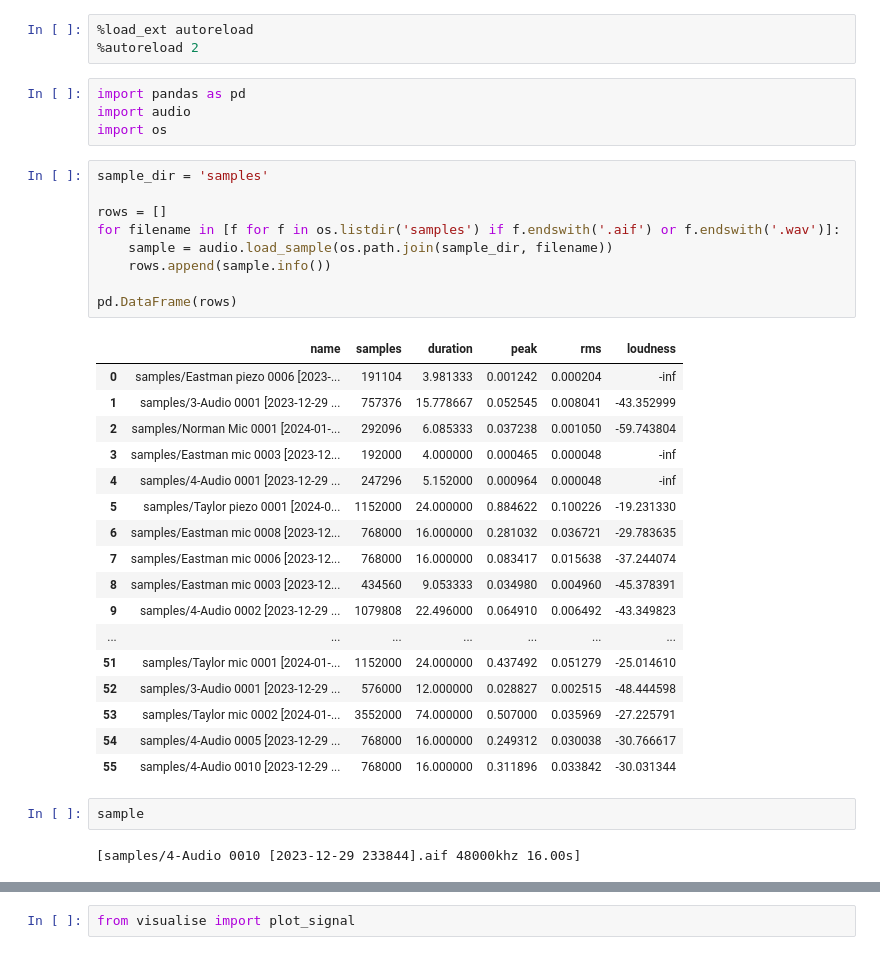
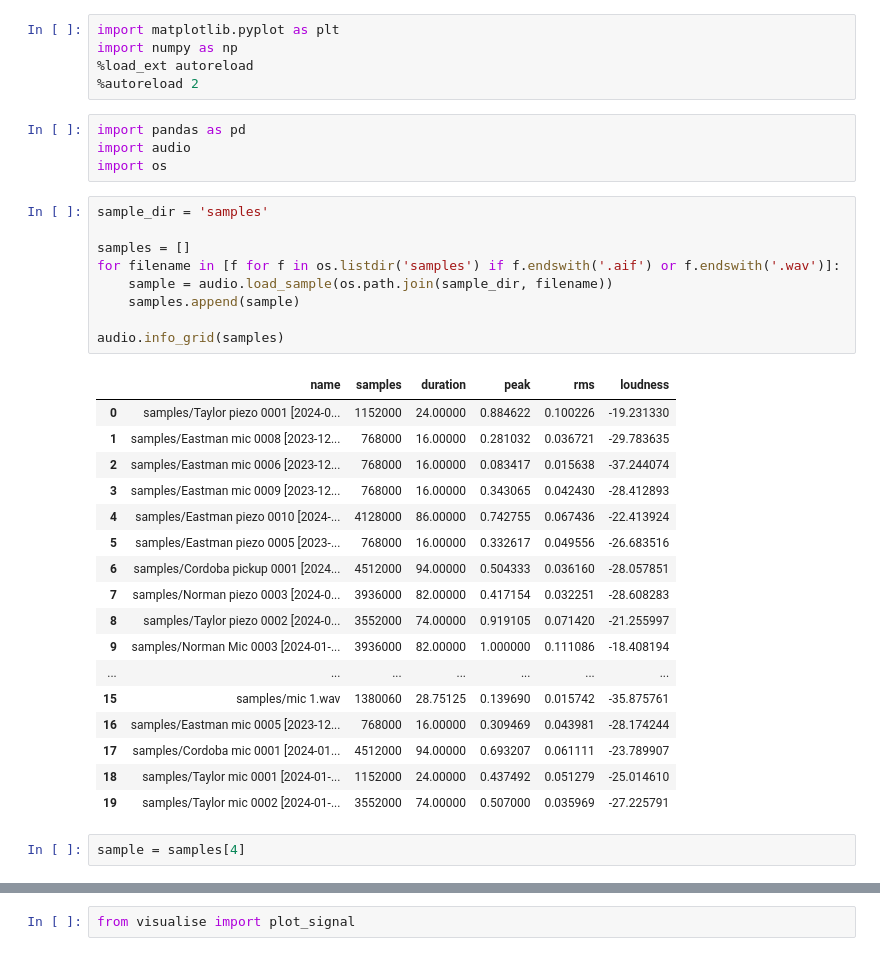
Before and after one commit to andrewwilson/impulseResponses, a Jupyter notebook: Analysis.ipynb, the cells around one changed output, grey strips where cells are left out. Drawn from its saved outputs; the diff is of its cells as text.

```diff
--- a/Analysis.ipynb
+++ b/Analysis.ipynb
@@ -1,4 +1,6 @@
 # %%
+import matplotlib.pyplot as plt
+import numpy as np
 %load_ext autoreload
 %autoreload 2
 # %%
@@ -8,34 +10,32 @@ import os
 # %%
 sample_dir = 'samples'
 
-rows = []
+samples = []
 for filename in [f for f in os.listdir('samples') if f.endswith('.aif') or f.endswith('.wav')]:
     sample = audio.load_sample(os.path.join(sample_dir, filename))
-    rows.append(sample.info())
+    samples.append(sample)
 
-pd.DataFrame(rows)
+audio.info_grid(samples)
 # %% [output]
 |  | name | samples | duration | peak | rms | loudness |
-| 0 | samples/Eastman piezo 0006 [2023-... | 191104 | 3.981333 | 0.001242 | 0.000204 | -inf |
-| 1 | samples/3-Audio 0001 [2023-12-29 ... | 757376 | 15.778667 | 0.052545 | 0.008041 | -43.352999 |
-| 2 | samples/Norman Mic 0001 [2024-01-... | 292096 | 6.085333 | 0.037238 | 0.001050 | -59.743804 |
-| 3 | samples/Eastman mic 0003 [2023-12... | 192000 | 4.000000 | 0.000465 | 0.000048 | -inf |
-| 4 | samples/4-Audio 0001 [2023-12-29 ... | 247296 | 5.152000 | 0.000964 | 0.000048 | -inf |
-| 5 | samples/Taylor piezo 0001 [2024-0... | 1152000 | 24.000000 | 0.884622 | 0.100226 | -19.231330 |
-| 6 | samples/Eastman mic 0008 [2023-12... | 768000 | 16.000000 | 0.281032 | 0.036721 | -29.783635 |
-| 7 | samples/Eastman mic 0006 [2023-12... | 768000 | 16.000000 | 0.083417 | 0.015638 | -37.244074 |
-| 8 | samples/Eastman mic 0003 [2023-12... | 434560 | 9.053333 | 0.034980 | 0.004960 | -45.378391 |
-| 9 | samples/4-Audio 0002 [2023-12-29 ... | 1079808 | 22.496000 | 0.064910 | 0.006492 | -43.349823 |
+| 0 | samples/Taylor piezo 0001 [2024-0... | 1152000 | 24.00000 | 0.884622 | 0.100226 | -19.231330 |
+| 1 | samples/Eastman mic 0008 [2023-12... | 768000 | 16.00000 | 0.281032 | 0.036721 | -29.783635 |
+| 2 | samples/Eastman mic 0006 [2023-12... | 768000 | 16.00000 | 0.083417 | 0.015638 | -37.244074 |
+| 3 | samples/Eastman mic 0009 [2023-12... | 768000 | 16.00000 | 0.343065 | 0.042430 | -28.412893 |
+| 4 | samples/Eastman piezo 0010 [2024-... | 4128000 | 86.00000 | 0.742755 | 0.067436 | -22.413924 |
+| 5 | samples/Eastman piezo 0005 [2023-... | 768000 | 16.00000 | 0.332617 | 0.049556 | -26.683516 |
+| 6 | samples/Cordoba pickup 0001 [2024... | 4512000 | 94.00000 | 0.504333 | 0.036160 | -28.057851 |
+| 7 | samples/Norman piezo 0003 [2024-0... | 3936000 | 82.00000 | 0.417154 | 0.032251 | -28.608283 |
+| 8 | samples/Taylor piezo 0002 [2024-0... | 3552000 | 74.00000 | 0.919105 | 0.071420 | -21.255997 |
+| 9 | samples/Norman Mic 0003 [2024-01-... | 3936000 | 82.00000 | 1.000000 | 0.111086 | -18.408194 |
 | ... | ... | ... | ... | ... | ... | ... |
-| 51 | samples/Taylor mic 0001 [2024-01-... | 1152000 | 24.000000 | 0.437492 | 0.051279 | -25.014610 |
-| 52 | samples/3-Audio 0001 [2023-12-29 ... | 576000 | 12.000000 | 0.028827 | 0.002515 | -48.444598 |
-| 53 | samples/Taylor mic 0002 [2024-01-... | 3552000 | 74.000000 | 0.507000 | 0.035969 | -27.225791 |
-| 54 | samples/4-Audio 0005 [2023-12-29 ... | 768000 | 16.000000 | 0.249312 | 0.030038 | -30.766617 |
-| 55 | samples/4-Audio 0010 [2023-12-29 ... | 768000 | 16.000000 | 0.311896 | 0.033842 | -30.031344 |
+| 15 | samples/mic 1.wav | 1380060 | 28.75125 | 0.139690 | 0.015742 | -35.875761 |
+| 16 | samples/Eastman mic 0005 [2023-12... | 768000 | 16.00000 | 0.309469 | 0.043981 | -28.174244 |
+| 17 | samples/Cordoba mic 0001 [2024-01... | 4512000 | 94.00000 | 0.693207 | 0.061111 | -23.789907 |
+| 18 | samples/Taylor mic 0001 [2024-01-... | 1152000 | 24.00000 | 0.437492 | 0.051279 | -25.014610 |
+| 19 | samples/Taylor mic 0002 [2024-01-... | 3552000 | 74.00000 | 0.507000 | 0.035969 | -27.225791 |
 # %%
-sample
+sample = samples[4]
-# %% [output]
-[samples/4-Audio 0010 [2023-12-29 233844].aif 48000khz 16.00s]
 # %%
 sample.info()
 # %% [output]
```
Also changed, not shown: parts of 16 cells of this notebook, 5 other files.
